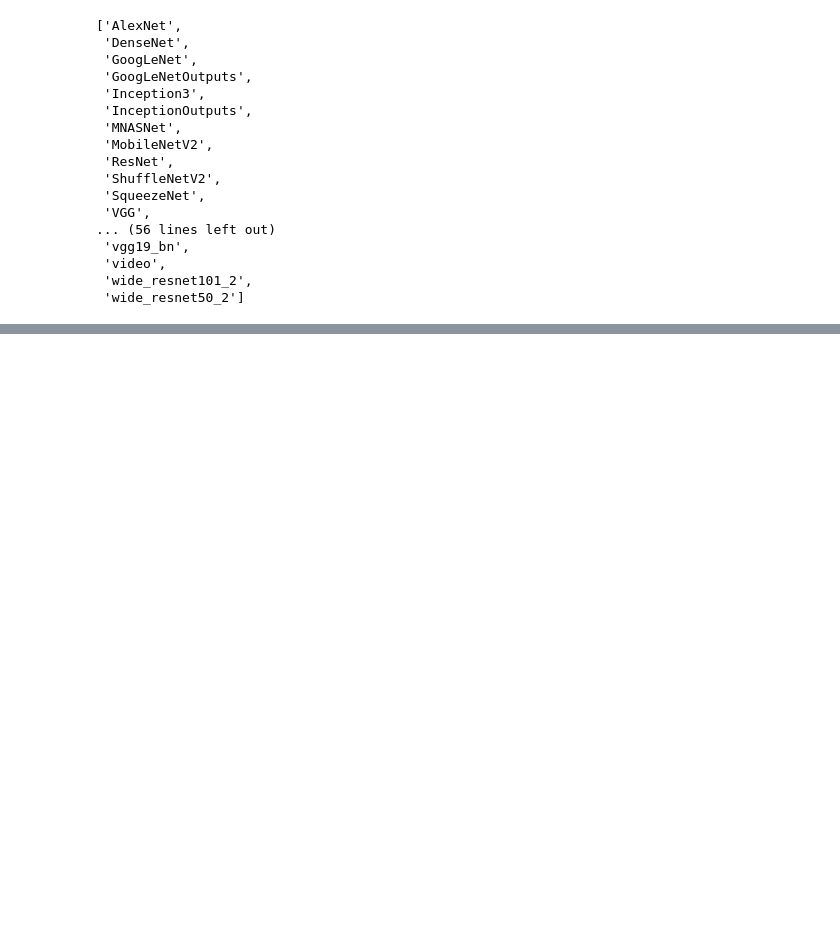
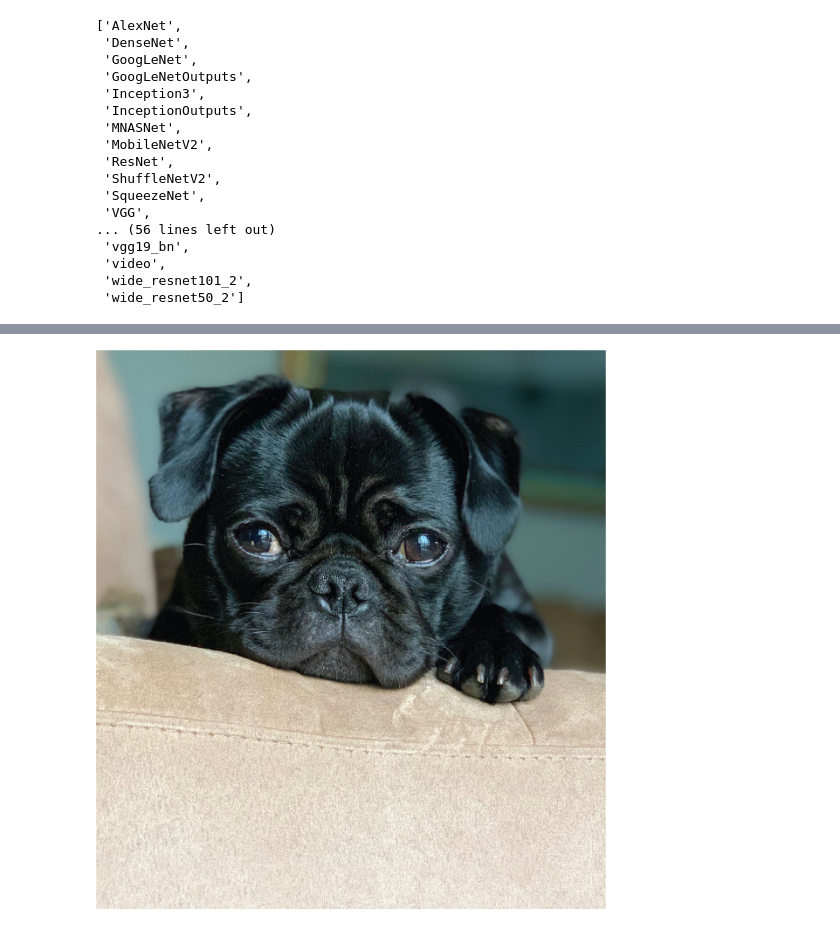
Before and after one commit to KostasAvgitidis/PretrainedNetworks, a Jupyter notebook: alexresnet.ipynb, the cells around one changed output, grey strips where cells are left out. Drawn from its saved outputs; the diff is of its cells as text; code cells hidden in the pictures; blank space fills up the shorter version.

```diff
--- a/alexresnet.ipynb
+++ b/alexresnet.ipynb
@@ -48,0 +59,7 @@ ResNet(
+# %%
+from PIL import Image
+img = Image.open("pup.jpg")
+# %%
+img
+# %% [output]
+[figure, added]
```
Also changed, not shown: parts of 12 cells of this notebook, 2 other files.
